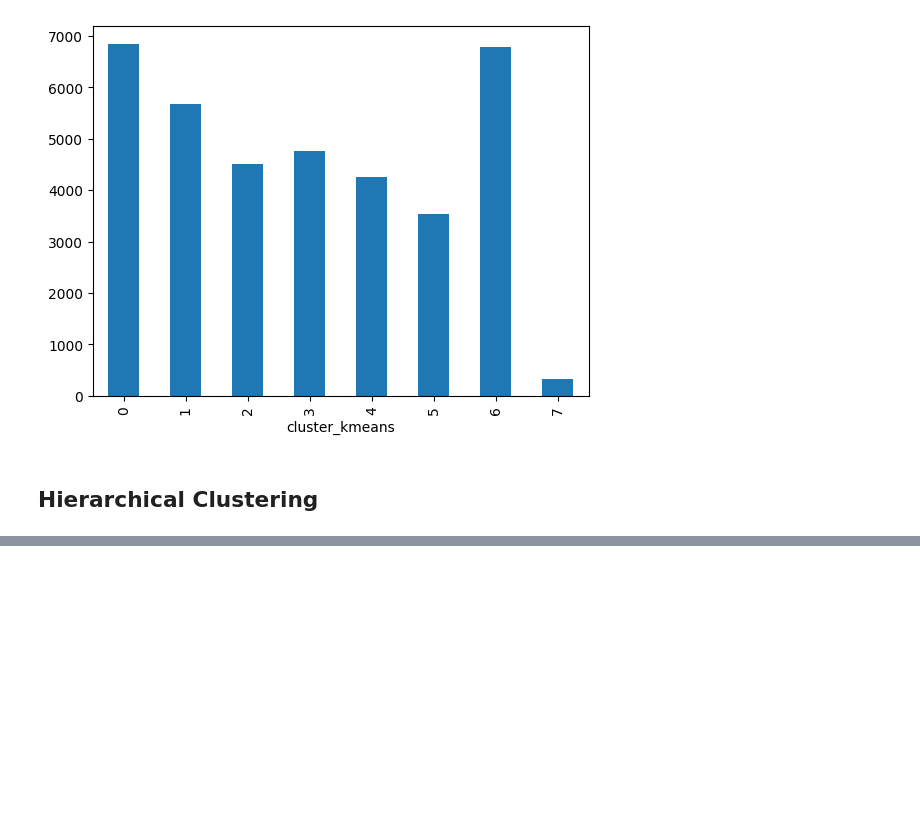
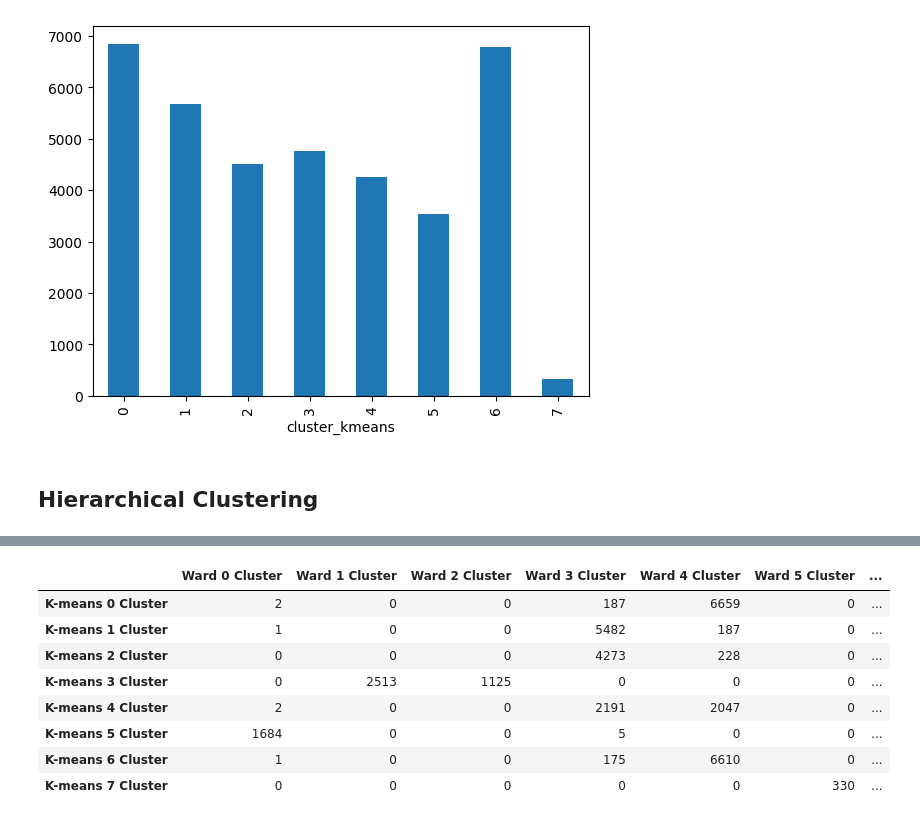
Before and after one commit to mitoma10110/ML2_Project, a Jupyter notebook: jo_notebook.ipynb, the cells around one changed output, grey strips where cells are left out. Drawn from its saved outputs; the diff is of its cells as text; code cells hidden in the pictures; blank space fills up the shorter version.

```diff
--- a/jo_notebook.ipynb
+++ b/jo_notebook.ipynb
@@ -186,0 +245,17 @@ agg_clust = AgglomerativeClustering(
+# %%
+# Starting with the Ward vs. k-means:
+pd.DataFrame(
+    confusion_matrix(cust_info_pp.cluster_kmeans, cust_info_pp.cluster_hierarchical),
+    index = ['K-means {} Cluster'.format(i) for i in np.arange(0,8)],
+    columns = ['Ward {} Cluster'.format(i) for i in np.arange(0,8)],
+)
+# %% [output]
+|  | Ward 0 Cluster | Ward 1 Cluster | Ward 2 Cluster | Ward 3 Cluster | Ward 4 Cluster | Ward 5 Cluster | ... |
+| K-means 0 Cluster | 2 | 0 | 0 | 187 | 6659 | 0 | ... |
+| K-means 1 Cluster | 1 | 0 | 0 | 5482 | 187 | 0 | ... |
+| K-means 2 Cluster | 0 | 0 | 0 | 4273 | 228 | 0 | ... |
+| K-means 3 Cluster | 0 | 2513 | 1125 | 0 | 0 | 0 | ... |
+| K-means 4 Cluster | 2 | 0 | 0 | 2191 | 2047 | 0 | ... |
+| K-means 5 Cluster | 1684 | 0 | 0 | 5 | 0 | 0 | ... |
+| K-means 6 Cluster | 1 | 0 | 0 | 175 | 6610 | 0 | ... |
+| K-means 7 Cluster | 0 | 0 | 0 | 0 | 0 | 330 | ... |
```
Also changed, not shown: parts of 14 cells of this notebook, 1 other file.
